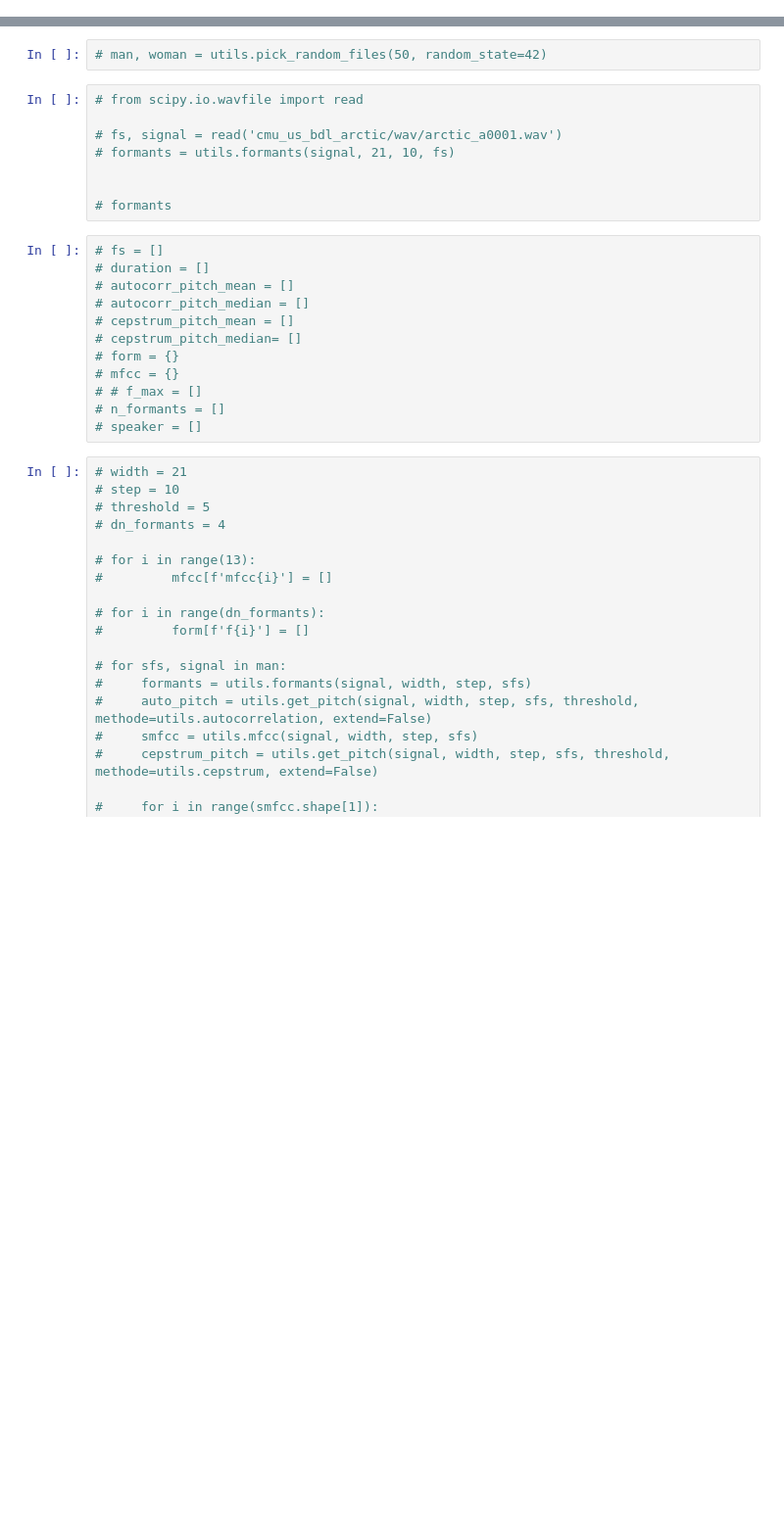
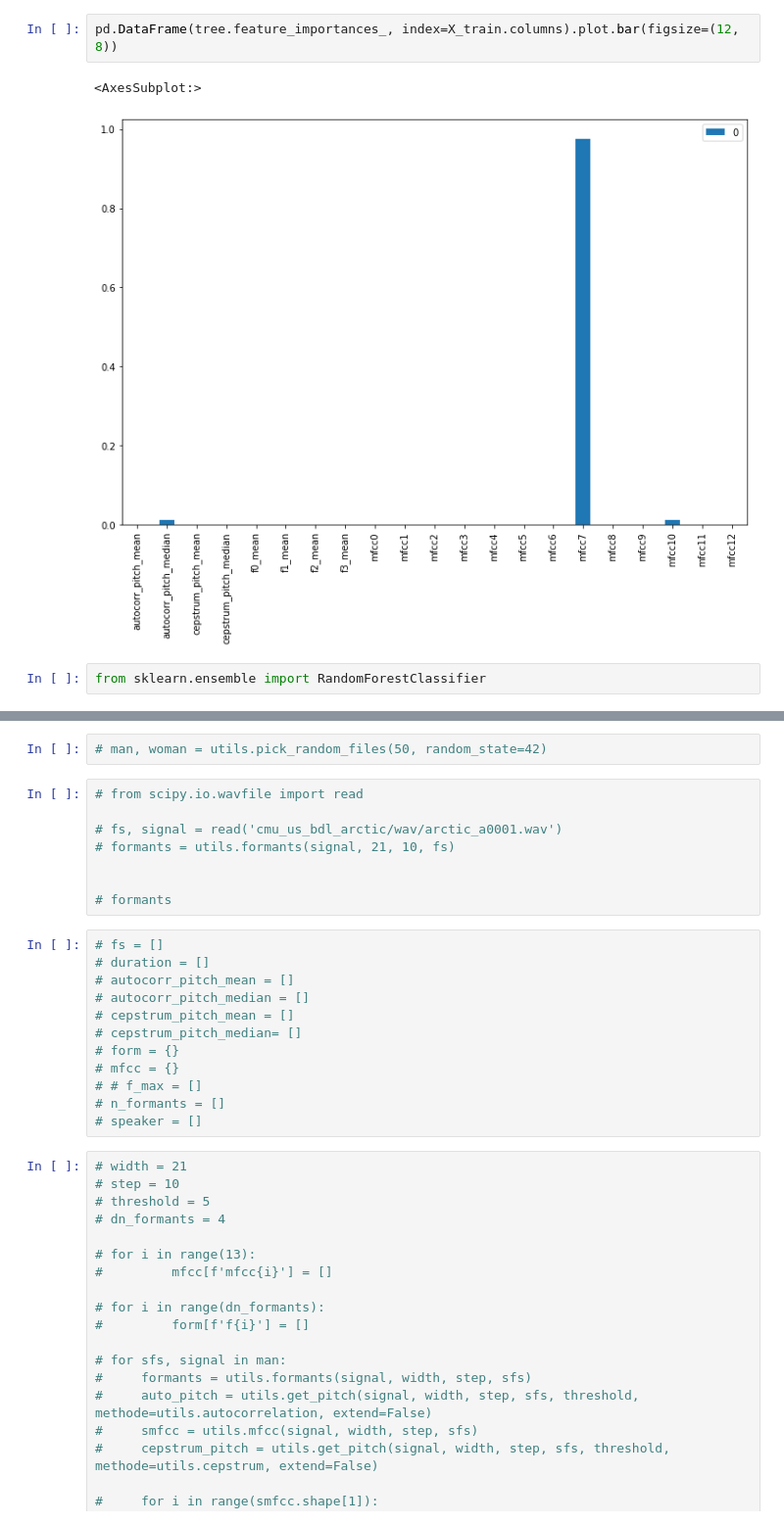
Before and after one commit to lionelGoffaux/signal-project, a Jupyter notebook: create dataset.ipynb, the cells around one changed output, grey strips where cells are left out. Shown at 98% size. Drawn from its saved outputs; the diff is of its cells as text; blank space fills up the shorter version.

```diff
--- a/create dataset.ipynb
+++ b/create dataset.ipynb
@@ -30,0 +94,7 @@ df = utils.build_dataset(wav_number=, random_sate=42)
+# %%
+pd.DataFrame(tree.feature_importances_, index=X_train.columns).plot.bar(figsize=(12, 8))
+# %% [output]
+<AxesSubplot:>
+[figure, added]
+# %%
+from sklearn.ensemble import RandomForestClassifier
```
Also changed, not shown: parts of 18 cells of this notebook, 2 other files.
